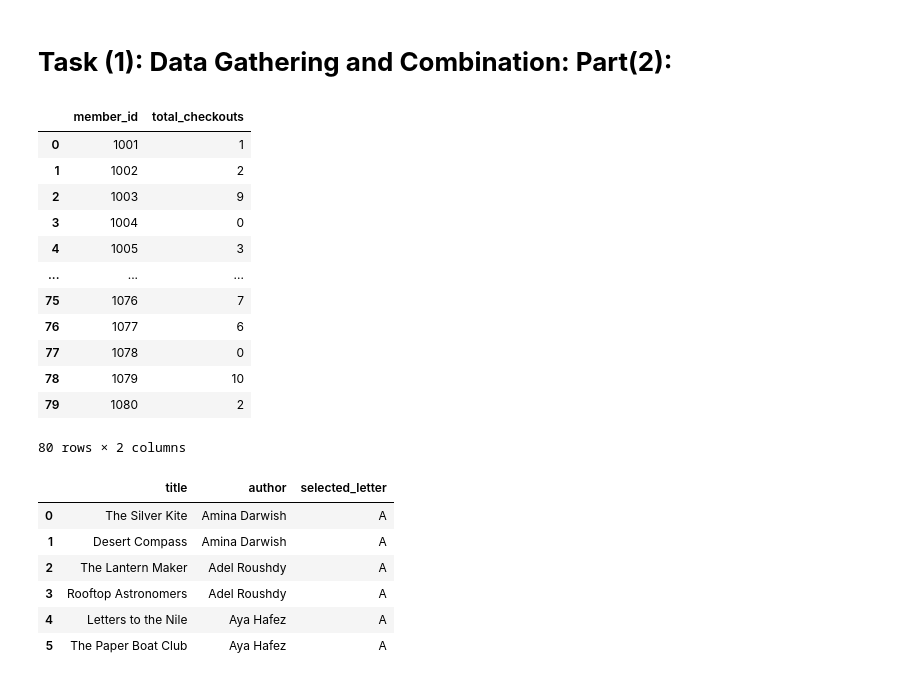
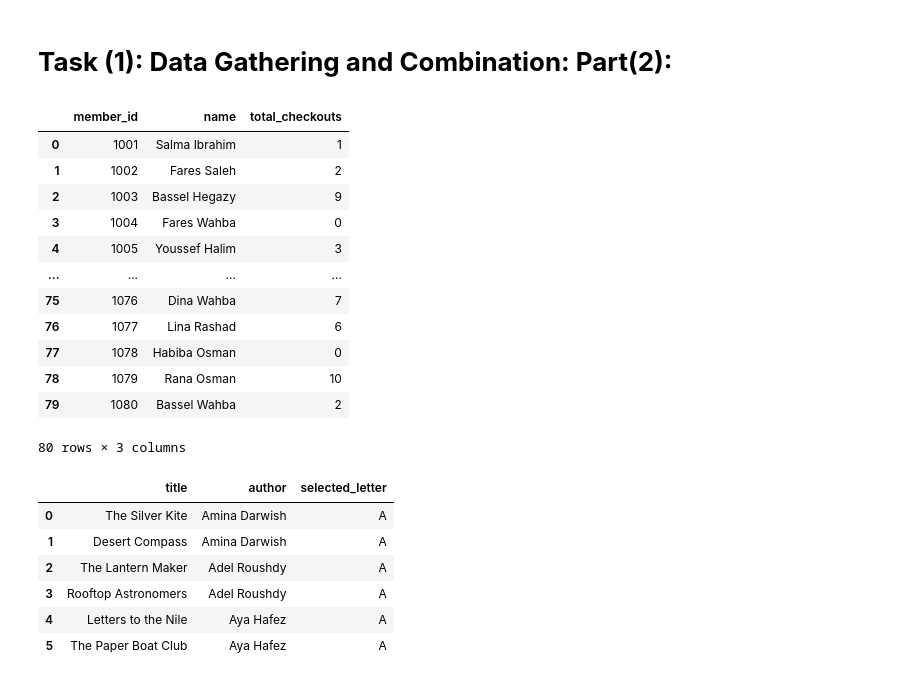
Before and after one commit to hamza26410/City-Library-After-School-Program-Project, a Jupyter notebook: City Library After School Program.ipynb, the cells around one changed output. Saved outputs shown, nothing was run; the diff lists cells and outputs as text; code cells hidden in the pictures.

```diff
--- a/City Library After School Program.ipynb
+++ b/City Library After School Program.ipynb
@@ -90,35 +90,36 @@ final_df.head()
 # %%
 # 16.Connect to the database
 conn = sqlite3.connect("level 3 final project library.db")
 
 # 17.Question (1): Get the total number of checkouts for each member (including members with zero checkouts)
 # 18.Answer (1): Use LEFT JOIN to show all members even if they have 0 checkouts
 sql_query_q1 = """
 SELECT
-    members.member_id,
-    COUNT(checkouts.checkout_id) AS total_checkouts
-FROM members
-LEFT JOIN checkouts ON members.member_id = checkouts.member_id
-GROUP BY members.member_id
+    m.member_id,
+    m.first_name || ' ' || m.last_name AS name,
+    COUNT(c.checkout_id) AS total_checkouts
+FROM members m
+LEFT JOIN checkouts c ON m.member_id = c.member_id
+GROUP BY m.member_id, name;
 """
 
 # 19. Run query and show result
 q1_df = pd.read_sql_query(sql_query_q1, conn)
 q1_df
 # %% [output]
-|  | member_id | total_checkouts |
-| 0 | 1001 | 1 |
-| 1 | 1002 | 2 |
-| 2 | 1003 | 9 |
-| 3 | 1004 | 0 |
-| 4 | 1005 | 3 |
-| ... | ... | ... |
-| 75 | 1076 | 7 |
-| 76 | 1077 | 6 |
-| 77 | 1078 | 0 |
-| 78 | 1079 | 10 |
-| 79 | 1080 | 2 |
+|  | member_id | name | total_checkouts |
+| 0 | 1001 | Salma Ibrahim | 1 |
+| 1 | 1002 | Fares Saleh | 2 |
+| 2 | 1003 | Bassel Hegazy | 9 |
+| 3 | 1004 | Fares Wahba | 0 |
+| 4 | 1005 | Youssef Halim | 3 |
+| ... | ... | ... | ... |
+| 75 | 1076 | Dina Wahba | 7 |
+| 76 | 1077 | Lina Rashad | 6 |
+| 77 | 1078 | Habiba Osman | 0 |
+| 78 | 1079 | Rana Osman | 10 |
+| 79 | 1080 | Bassel Wahba | 2 |
-80 rows × 2 columns
+80 rows × 3 columns
 # %%
 # 20.Question (2): Get book titles where the author's name starts with 'A' (showing the selected letter)
 # 21.Answer (2): Use WHERE with LIKE 'A%' and add a constant column for the letter
```
Also changed, not shown: parts of 4 cells of this notebook.
